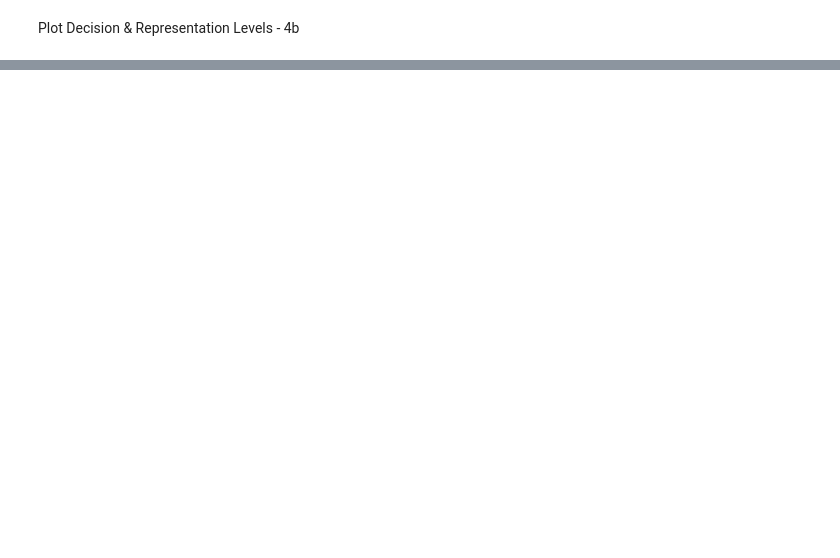
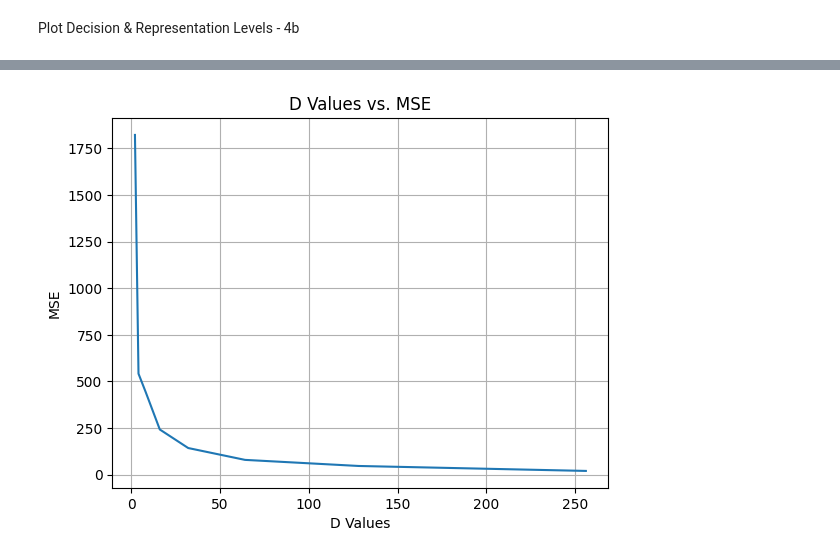
Before and after one commit to davidplo4545/DataProcessing_1, a Jupyter notebook: hw1.ipynb, the cells around one changed output, grey strips where cells are left out. Saved outputs shown, nothing was run; the diff lists cells and outputs as text; code cells hidden in the pictures; blank space fills up the shorter version.

```diff
--- a/hw1.ipynb
+++ b/hw1.ipynb
@@ -204,0 +244,9 @@ Section 2 - Subsampling & Reconstruction
+# %%
+# show the mse_values vs d_values
+plt.plot(d_values, sampled_mse_values)
+plt.title('D Values vs. MSE')
+plt.xlabel('D Values')
+plt.ylabel('MSE')
+plt.grid(True)
+# %% [output]
+[figure, added]
```
Also changed, not shown: parts of 18 cells of this notebook, 1 other file.
